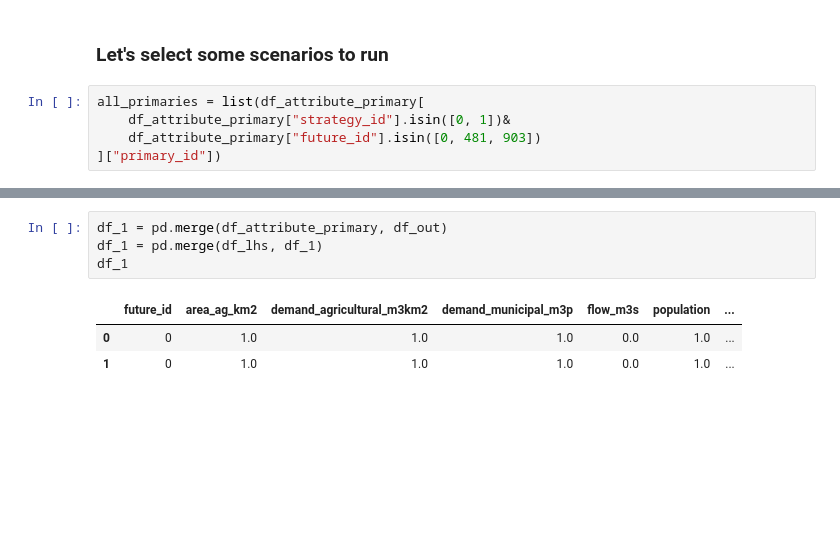
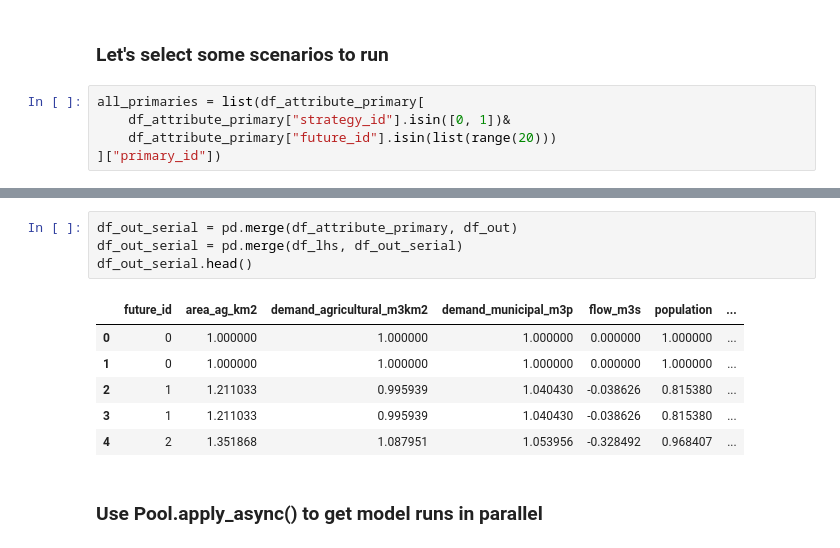
Before and after one commit to jcsyme/dmdu_scalable_computing_2023, a Jupyter notebook: crdm_project/python/crdm_experiment_manager.ipynb, the cells around one changed output, grey strips where cells are left out. Drawn from its saved outputs; the diff is of its cells as text; blank space fills up the shorter version.

Commit message:
updates to workbook for parallelization

```diff
--- a/crdm_project/python/crdm_experiment_manager.ipynb
+++ b/crdm_project/python/crdm_experiment_manager.ipynb
@@ -243,5 +243,5 @@ for i in flds_explore:
 # %%
 all_primaries = list(df_attribute_primary[
     df_attribute_primary["strategy_id"].isin([0, 1])&
-    df_attribute_primary["future_id"].isin([0, 481, 903])
+    df_attribute_primary["future_id"].isin(list(range(20)))
 ]["primary_id"])
@@ -365,11 +329,16 @@ Serial run complete in 2.419968843460083 seconds.
 # %%
-df_1 = pd.merge(df_attribute_primary, df_out)
-df_1 = pd.merge(df_lhs, df_1)
-df_1
+df_out_serial = pd.merge(df_attribute_primary, df_out)
+df_out_serial = pd.merge(df_lhs, df_out_serial)
+df_out_serial.head()
 # %% [output]
 |  | future_id | area_ag_km2 | demand_agricultural_m3km2 | demand_municipal_m3p | flow_m3s | population | ... |
-| 0 | 0 | 1.0 | 1.0 | 1.0 | 0.0 | 1.0 | ... |
-| 1 | 0 | 1.0 | 1.0 | 1.0 | 0.0 | 1.0 | ... |
+| 0 | 0 | 1.000000 | 1.000000 | 1.000000 | 0.000000 | 1.000000 | ... |
+| 1 | 0 | 1.000000 | 1.000000 | 1.000000 | 0.000000 | 1.000000 | ... |
+| 2 | 1 | 1.211033 | 0.995939 | 1.040430 | -0.038626 | 0.815380 | ... |
+| 3 | 1 | 1.211033 | 0.995939 | 1.040430 | -0.038626 | 0.815380 | ... |
+| 4 | 2 | 1.351868 | 1.087951 | 1.053956 | -0.328492 | 0.968407 | ... |
+# %% [markdown]
+###  Use Pool.apply_async() to get model runs in parallel
 # %%
 ###############################
 #    ASYNCHRONOUS PARALLEL    #
```
Also changed, not shown: parts of 12 cells of this notebook, 1 other file.
